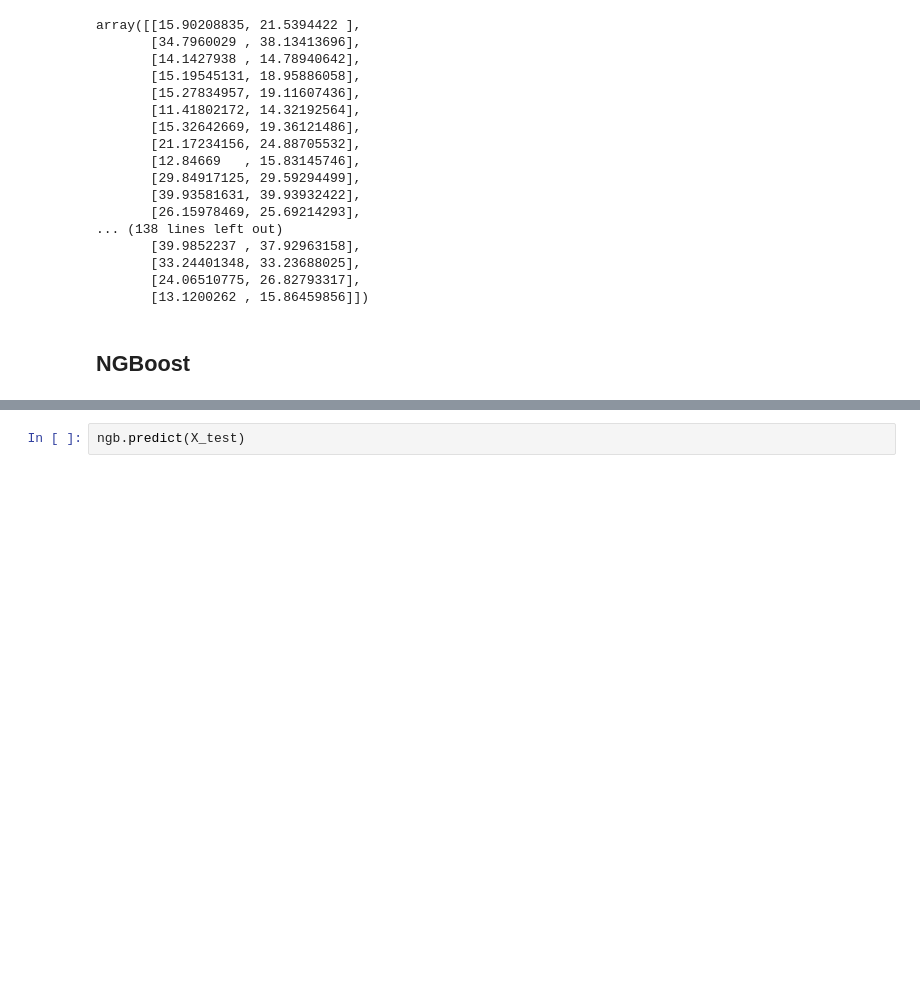
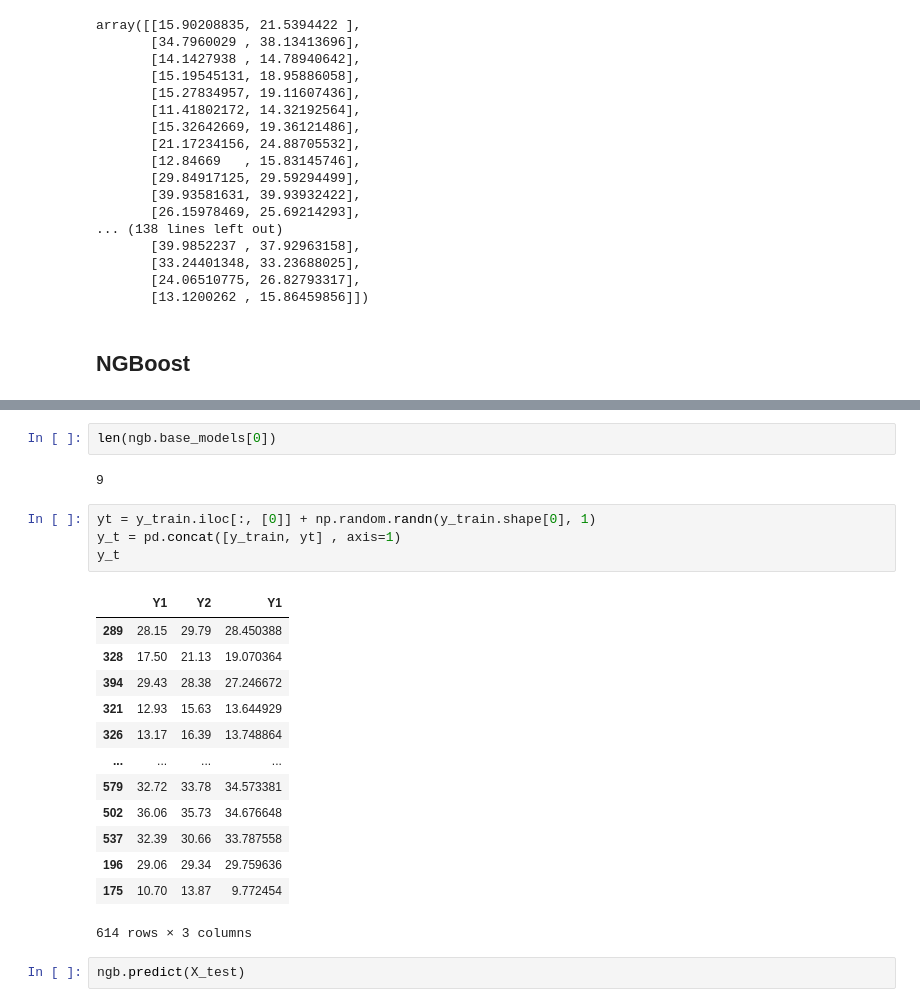
Before and after one commit to krzjoa/medium, a Jupyter notebook: 2_gbm_multioutput/2_multioutput_gbm.ipynb, the cells around one changed output, grey strips where cells are left out. Drawn from its saved outputs; the diff is of its cells as text; blank space fills up the shorter version.

```diff
--- a/2_gbm_multioutput/2_multioutput_gbm.ipynb
+++ b/2_gbm_multioutput/2_multioutput_gbm.ipynb
@@ -318,3 +314,25 @@ ngb = NGBRegressor(Dist=dist).fit(X_train, y_train)
+# %%
+len(ngb.base_models[0])
+# %% [output]
+9
+# %%
+yt = y_train.iloc[:, [0]] + np.random.randn(y_train.shape[0], 1)
+y_t = pd.concat([y_train, yt] , axis=1)
+y_t
+# %% [output]
+|  | Y1 | Y2 | Y1 |
+| 289 | 28.15 | 29.79 | 28.450388 |
+| 328 | 17.50 | 21.13 | 19.070364 |
+| 394 | 29.43 | 28.38 | 27.246672 |
+| 321 | 12.93 | 15.63 | 13.644929 |
+| 326 | 13.17 | 16.39 | 13.748864 |
+| ... | ... | ... | ... |
+| 579 | 32.72 | 33.78 | 34.573381 |
+| 502 | 36.06 | 35.73 | 34.676648 |
+| 537 | 32.39 | 30.66 | 33.787558 |
+| 196 | 29.06 | 29.34 | 29.759636 |
+| 175 | 10.70 | 13.87 | 9.772454 |
+614 rows × 3 columns
 # %%
 ngb.predict(X_test)
 # %% [output]
```
Also changed, not shown: parts of 1 cell of this notebook.
